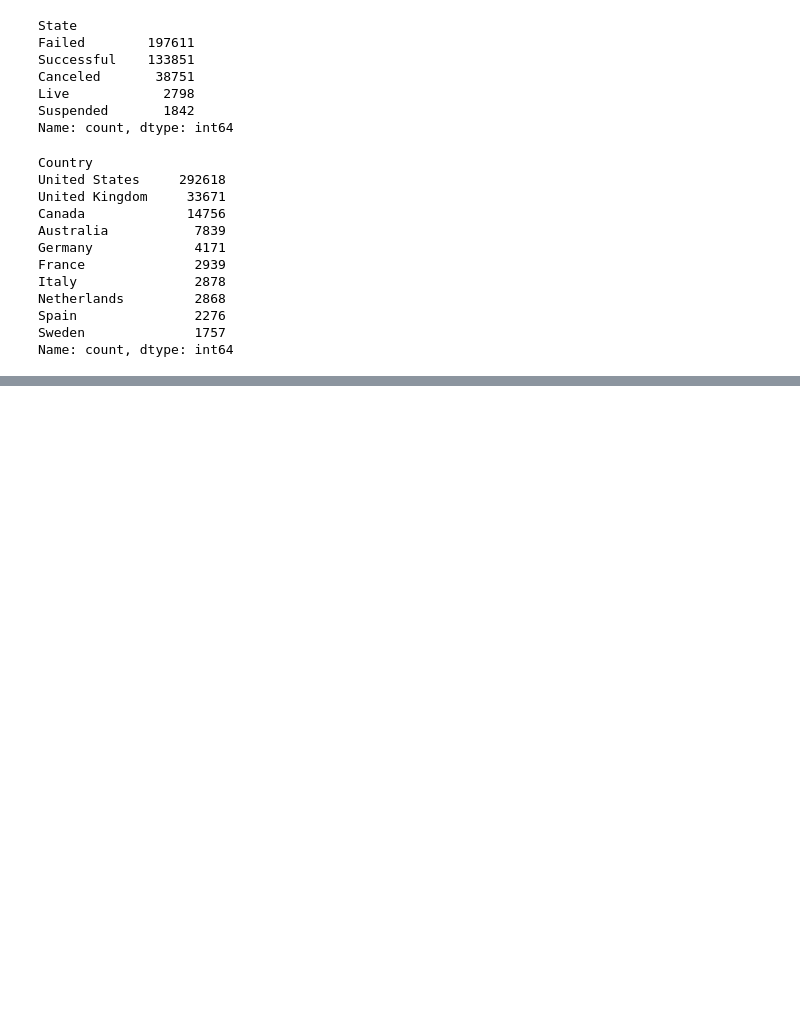
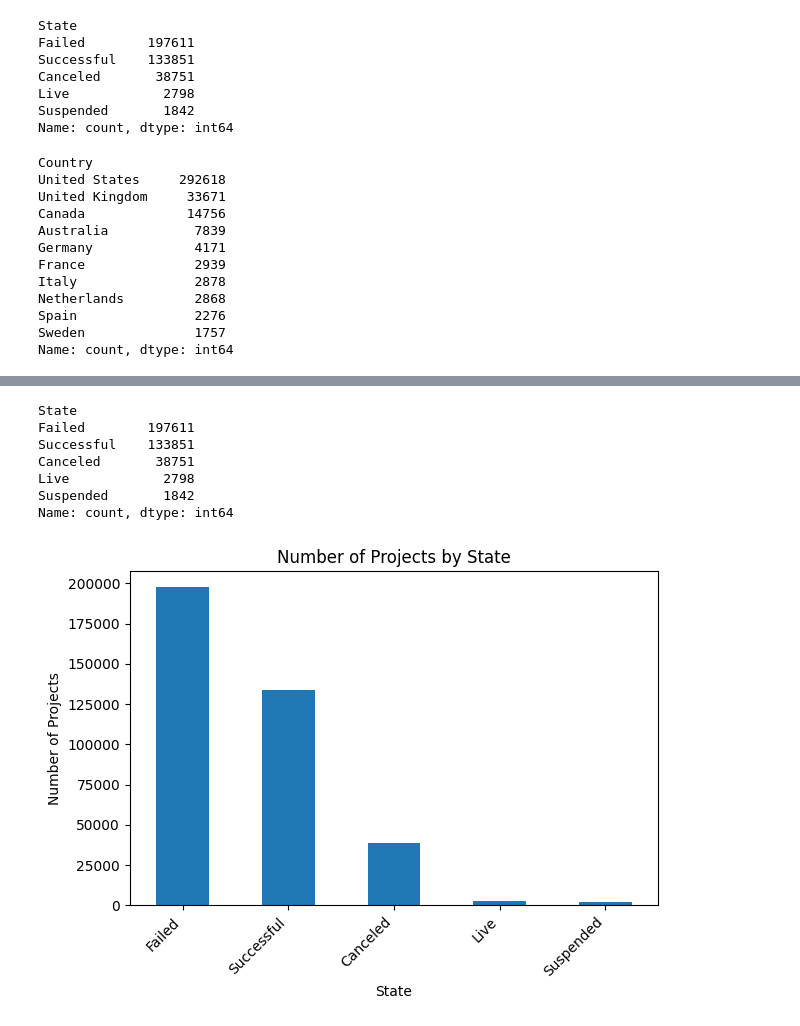
Before and after one commit to xiolt-la/kickstarter-country-success-analysis, a Jupyter notebook: notebooks/01_eda_country_overview.ipynb, the cells around one changed output, grey strips where cells are left out. Cells and saved outputs as stored; diff of their text form; code cells hidden in the pictures; blank space fills up the shorter version.

Commit message:
updated 01_eda_country_overview

```diff
--- a/notebooks/01_eda_country_overview.ipynb
+++ b/notebooks/01_eda_country_overview.ipynb
@@ -64,0 +106,25 @@ Name: count, dtype: int64
+# %%
+# number of projects by state
+state_counts = df["State"].value_counts()
+
+display(state_counts)
+
+# bar chart
+ax = state_counts.plot(kind="bar")
+
+ax.set_title("Number of Projects by State")
+ax.set_xlabel("State")
+ax.set_ylabel("Number of Projects")
+
+plt.xticks(rotation=45, ha="right")
+plt.tight_layout()
+plt.show()
+# %% [output]
+State
+Failed        197611
+Successful    133851
+Canceled       38751
+Live            2798
+Suspended       1842
+Name: count, dtype: int64
+[figure, added]
```
Also changed, not shown: parts of 7 cells of this notebook.
